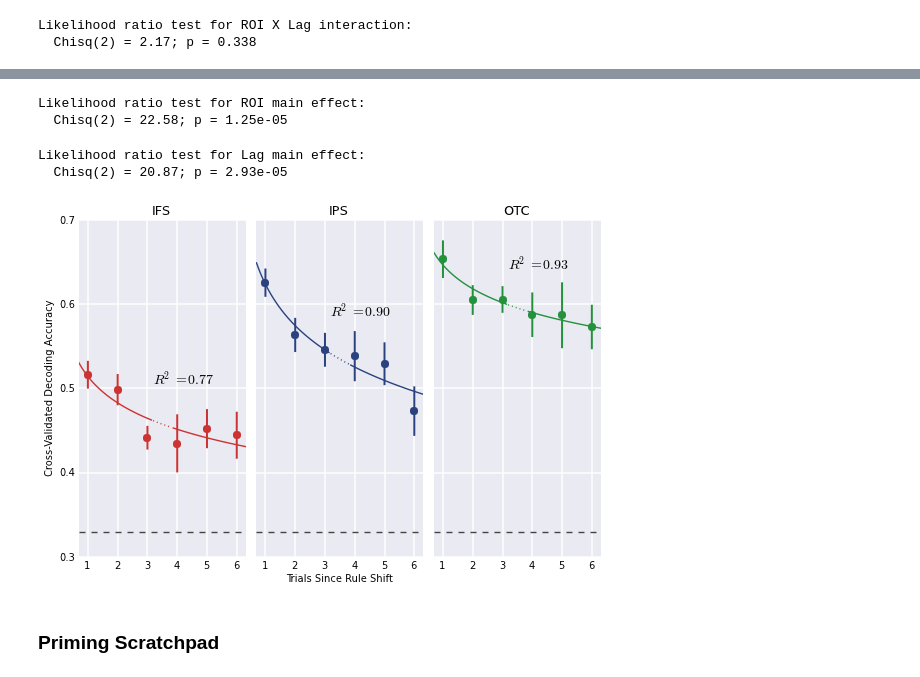
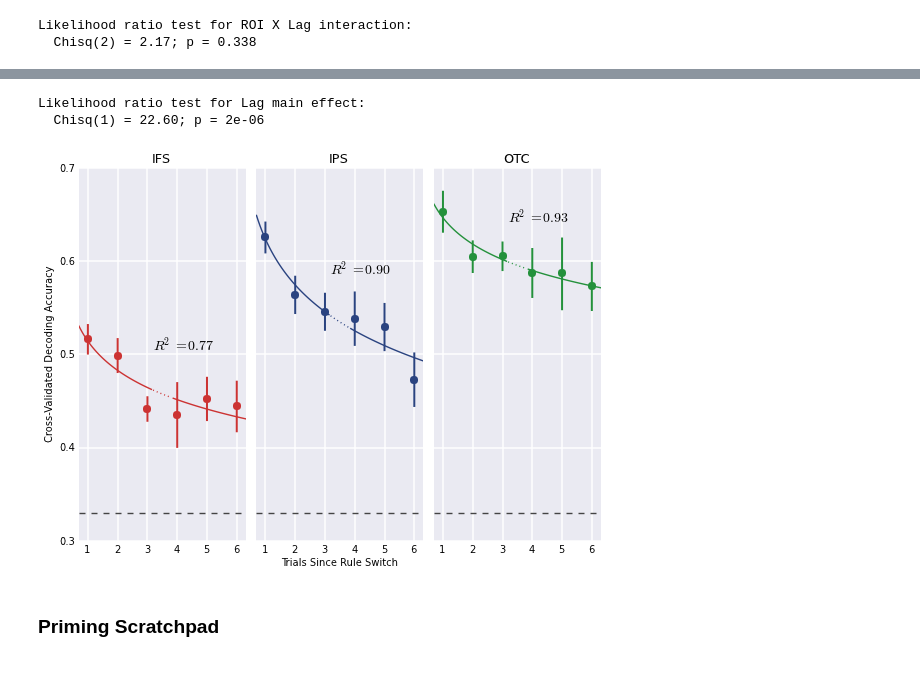
Before and after one commit to WagnerLabPapers/Waskom_JNeurosci_2014, a Jupyter notebook: DKsort_Neuron.ipynb, the cells around one changed output, grey strips where cells are left out. Cells and saved outputs as stored; diff of their text form; code cells hidden in the pictures.

Commit message:
Main notebook annotations and cleanup through posterior decoding section

```diff
--- a/DKsort_Neuron.ipynb
+++ b/DKsort_Neuron.ipynb
@@ -1181,12 +1291,16 @@ Logit ScrachPad
 # %%
 logits = dict()
+preds = dict()
 for roi in net_rois:
     mask = "yeo17_" + roi.lower()
-    ds = mvpa.extract_group("dimension", roi, frames=frames, collapse=peak, confounds="rt", dv=d4)
+    ds = mvpa.extract_group("dimension", roi, mask, frames, peak, "rt", dv=dv4)
     logits_ = mvpa.decode_group(ds, model, logits=True, trialwise=True, dv=dv)
     logits[roi] = np.concatenate(logits_)
+    preds_ = mvpa.decode_group(ds, model, trialwise=True, dv=dv)
+    preds[roi] = np.concatenate(preds_)
 # %%
-logit_df = behav_df[["subj", "rt", "dim_rule", "dec_rule", "attend_match", "distract_match"]]
+logit_df = behav_df[["subj"]]
 for roi in net_rois:
     logit_df[roi] = logits[roi]
+    logit_df[roi + "_acc"] = preds[roi]
 %Rpush logit_df
@@ -1236,10 +1364,11 @@ for roi in net_rois:
     ds = mvpa.extract_group("dimension", roi, mask, frames, collapse=peak, confounds="rt", dv=dv4)
     preds[roi] = mvpa.decode_group(ds, LogisticRegression(), trialwise=True, dv=dv)
 # %%
-shift_df_ = behav_df[["subj", "dim_shift", "dim_shift_lag", "rt"]]
+shift_df_ = behav_df[["subj", "dim_shift", "dim_shift_lag", "dim_rule"]]
 total_trials = len(shift_df_)
 # %%
 shift_df = pd.concat([shift_df_, shift_df_, shift_df_])
 shift_df["roi"] = concatenate([repeat(roi, total_trials) for roi in net_rois])
 shift_df["acc"] = concatenate([concatenate(preds[roi]) for roi in net_rois])
 shift_df = shift_df[shift_df.dim_shift_lag < 6]
+shift_df["log_shift_lag"] = np.log(shift_df.dim_shift_lag + 1)
@@ -1282,47 +1431,46 @@ deviance = 15286.5
 # %%
-%R lr_test(m.shift.add, m.shift.noroi, "ROI main effect")
-%R lr_test(m.shift.add, m.shift.nolag, "Lag main effect")
+%%R
+m.shift.nolag = lmer(acc ~ roi + (roi + log_shift_lag | subj), shift_df, family=binomial)
+lr_test(m.shift.add, m.shift.nolag, "Lag main effect")
 # %% [output]
-Likelihood ratio test for ROI main effect:
-  Chisq(2) = 22.58; p = 1.25e-05
+Likelihood ratio test for Lag main effect:
+  Chisq(1) = 22.60; p = 2e-06
-Likelihood ratio test for Lag main effect:
-  Chisq(2) = 20.87; p = 2.93e-05
 # %%
-f, axes = subplots(1, 3, sharey=True)
-data = shift_df.groupby(["ROI", "subj", "dim_shift_lag"]).acc.mean().unstack()
+f, axes = subplots(1, 3, sharey=True, figsize=(8, 6))
+data = shift_df.groupby(["roi", "subj", "dim_shift_lag"]).acc.mean().unstack()
 for i, roi in enumerate(net_rois):
     ax = axes[i]
     color = roi_colors[roi]
     roi_data = np.array(data.loc[roi])
     x = range(1, 7)
     xx = linspace(.7, 6.3, 100)
     sns.tsplot(x, roi_data, err_style="ci_bars",
                interpolate=False, color=color, ms=8, mew=0,
                err_kws=dict(mew=0, elinewidth=2), ax=ax)
     y = roi_data.mean(axis=0)
     fit = np.polyfit(log(x), y, 1)
     r2 = r2_score(y, np.polyval(fit, log(x)))
     yy = np.polyval(fit, log(xx))
     a, b = 3.15, 3.85
     ax.plot(xx[xx < a], yy[xx < a], color=color)
     block_break = (xx >=a) & (xx <= b)
     ax.plot(xx[block_break], yy[block_break], ls=":", color=color)
     ax.plot(xx[xx > b], yy[xx > b], color=color)
     ax.text(3.2, y.mean() + .04,
             "$R^2 = %.2f$" % r2, size=14)
     ax.set_xlim(.7, 6.3)
     ax.set_ylim(.3, .7)
     ax.set_yticks(np.linspace(.3, .7, 5))
     ax.axhline(.33, ls="--", c="#444444")
     if i == 1:
-        ax.set_xlabel("Trials Since Rule Shift")
+        ax.set_xlabel("Trials Since Rule Switch")
     if not i:
         ax.set_ylabel("Cross-Validated Decoding Accuracy")
     ax.set_title(roi)
 
 tight_layout()
 # %% [output]
-[figure, old version]
+[figure, new version]
 # %% [markdown]
 ### Priming Scratchpad
 # %%
```
Also changed, not shown: parts of 170 cells of this notebook.
